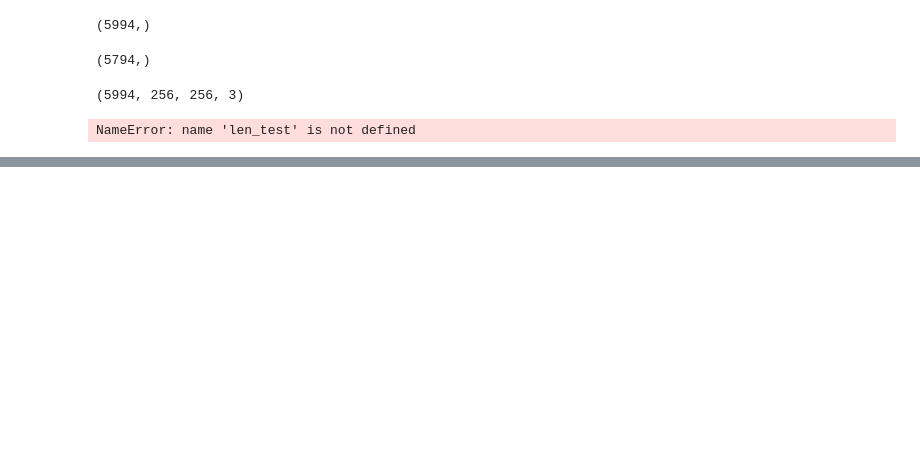
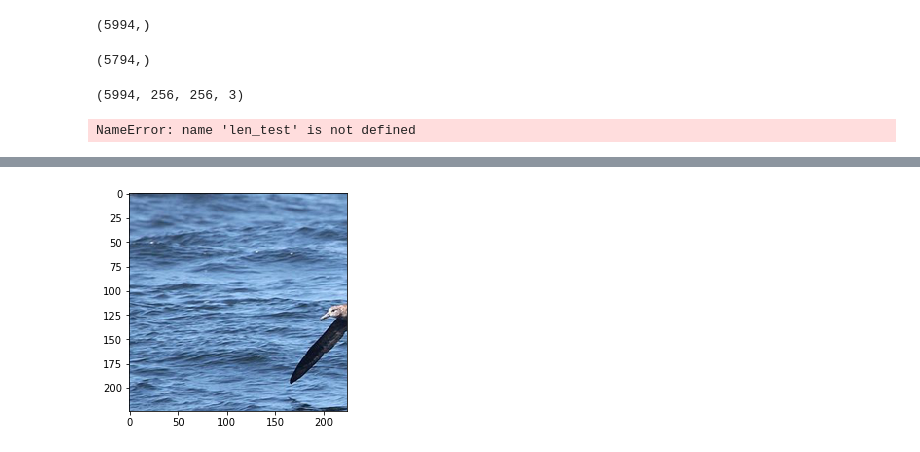
Before and after one commit to markus93/NN_calibration, a Jupyter notebook: scripts/resnet_birds_cars/Load Data - Birds.ipynb, the cells around one changed output, grey strips where cells are left out. Drawn from its saved outputs; the diff is of its cells as text; code cells hidden in the pictures; blank space fills up the shorter version.

```diff
--- a/scripts/resnet_birds_cars/Load Data - Birds.ipynb
+++ b/scripts/resnet_birds_cars/Load Data - Birds.ipynb
@@ -164 +236,6 @@ import numpy as np
+# %%
+plt.imshow(random_crop(rgb_im, (224,224)))
+plt.show()
+# %% [output]
+[figure, added]
 # %%
```
Also changed, not shown: parts of 28 cells of this notebook, 4 other files.
